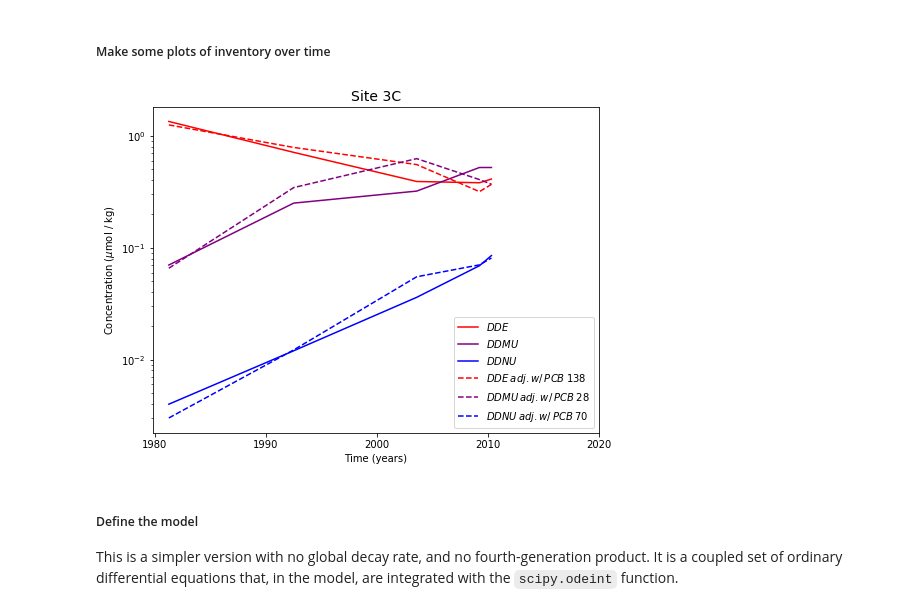
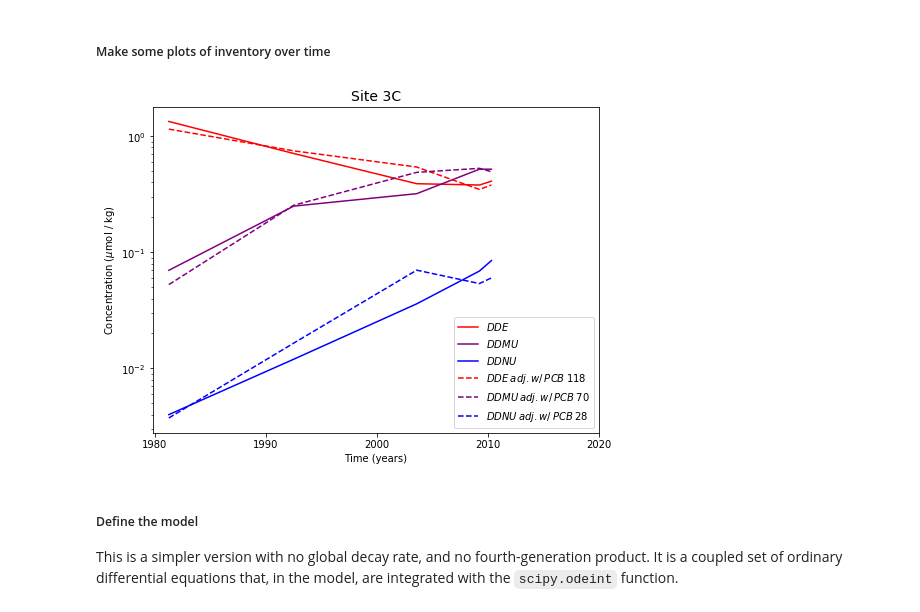
Before and after one commit to csherwood-usgs/bateman, a Jupyter notebook: bateman_May_calcs.ipynb, the cells around one changed output. Cells and saved outputs as stored; diff of their text form; code cells hidden in the pictures.

```diff
--- a/bateman_May_calcs.ipynb
+++ b/bateman_May_calcs.ipynb
@@ -122,28 +122,28 @@ adj_PCB70 = mean(PCB70)/PCB70
 # %%
 InteractiveShell.ast_node_interactivity = "none"
 # calculate first-order RDC for
 fig = plt.figure(figsize=(8,6))
 plt.semilogy(t,DDE,label='$DDE$',color='red')
 plt.semilogy(t,DDMU,label='$DDMU$',color='purple')
 plt.semilogy(t,DDNU,label='$DDNU$',color='blue')
 
-plt.semilogy(t,DDE*adj_PCB138,label='$DDE \:adj. w/ \:PCB \: 138$',color='red',linestyle='dashed')
-plt.semilogy(t,DDMU*adj_PCB28,label='$DDMU \:adj. w/  \: PCB \: 28$',color='purple',linestyle='dashed')
-plt.semilogy(t,DDNU*adj_PCB70,label='$DDNU \:adj. w/  \: PCB \: 70$',color='blue',linestyle='dashed')
+plt.semilogy(t,DDE*adj_PCB118,label='$DDE \:adj. w/ \:PCB \: 118$',color='red',linestyle='dashed')
+plt.semilogy(t,DDMU*adj_PCB70,label='$DDMU \:adj. w/  \: PCB \: 70$',color='purple',linestyle='dashed')
+plt.semilogy(t,DDNU*adj_PCB28,label='$DDNU \:adj. w/  \: PCB \: 28$',color='blue',linestyle='dashed')
 
 plt.xlabel('Time (years)')
 plt.ylabel('Concentration ($\mu$mol / kg)')
 if site=='Site 3C':
     plt.legend(loc='lower right')
 if site=='Site 6C':
     plt.legend(loc='lower left')
 plt.xticks(np.arange(1980,2020+1,10))
 ttle = site
 plt.title(ttle,fontsize=14)
-figname = site+"inventory_time_series.png"
+figname = site+"inventory_time_series_rev.png"
 plt.savefig(figname,bbox_inches='tight')
 # %% [output]
-[figure, old version]
+[figure, new version]
 # %% [markdown]
 ##### Define the model
 This is a simpler version with no global decay rate, and no fourth-generation product. It is a coupled set of ordinary differential equations that, in the model, are integrated with the `scipy.odeint` function.
```
Also changed, not shown: parts of 4 cells of this notebook, 16 other files.
